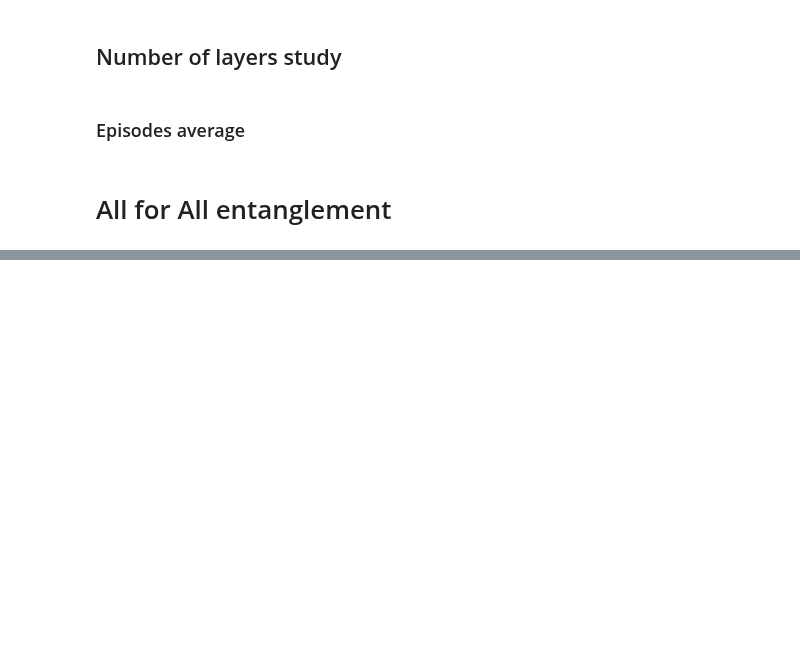
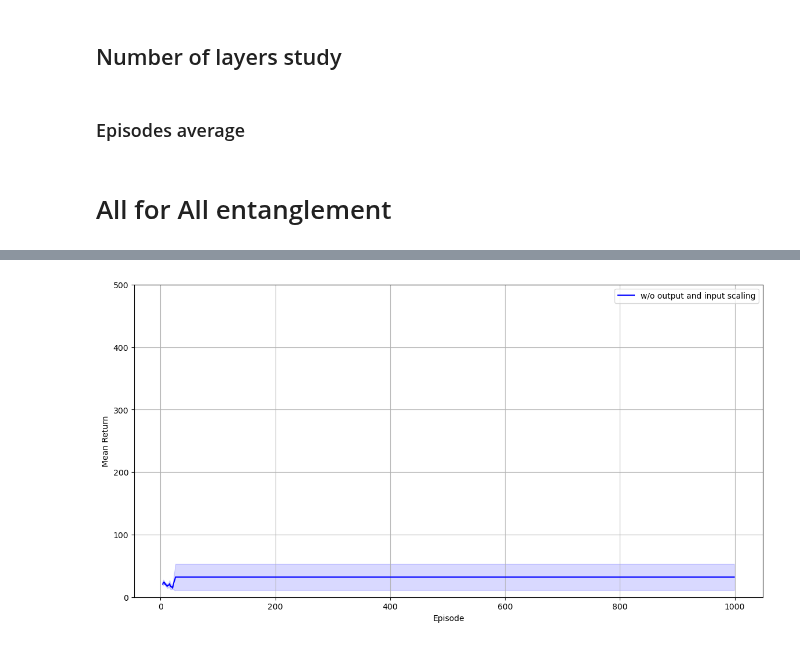
Before and after one commit to bernardombsoares/VQC_PolicyGradients, a Jupyter notebook: package/analysis/graph.ipynb, the cells around one changed output, grey strips where cells are left out. Cells and saved outputs as stored; diff of their text form; code cells hidden in the pictures; blank space fills up the shorter version.

```diff
--- a/package/analysis/graph.ipynb
+++ b/package/analysis/graph.ipynb
@@ -341,3 +360,7 @@ plot_mean_variance_gradients(test_path, ['a','a','a','a'])
+# %%
+moving_rewards_plot(test_path, ['w/o output and input scaling','w/o output scaling','w/o input scaling,',' '], 5)
+# %% [output]
+[figure, added]
 # %%
 softmax_fixed_betas_paths =["../../../../data/CartPole-v1/jerbi/all_for_all/softmax/output_dim_tests/output_1_dim",
                             "../../../../data/CartPole-v1/jerbi/all_for_all/softmax/output_dim_tests/output_n_actions_dim"]
```
Also changed, not shown: parts of 9 cells of this notebook.
